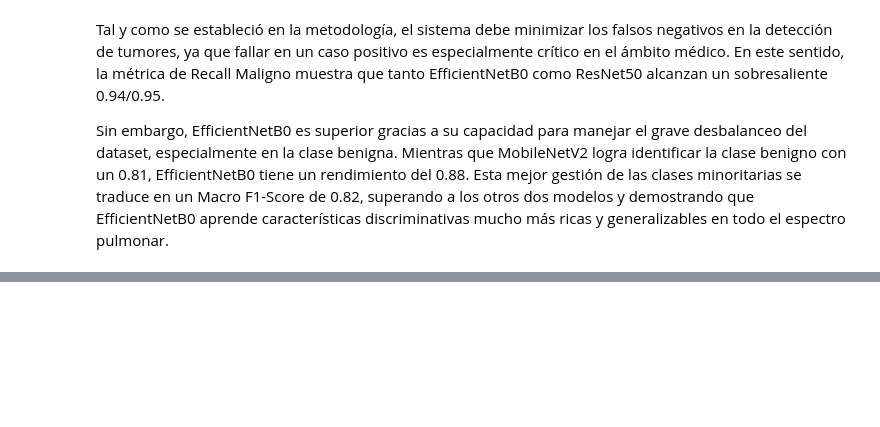
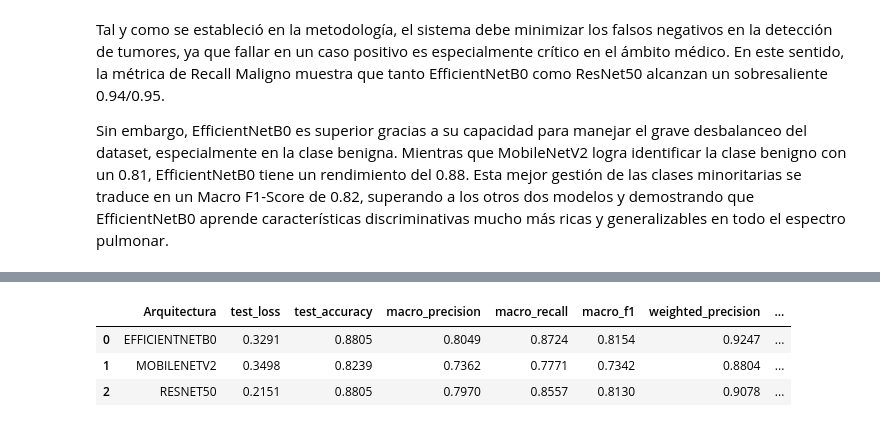
Before and after one commit to blancaxifra/proyecto_redes, a Jupyter notebook: notebooks/06_models_comparison.ipynb, the cells around one changed output, grey strips where cells are left out. Saved outputs shown, nothing was run; the diff lists cells and outputs as text; code cells hidden in the pictures; blank space fills up the shorter version.

```diff
--- a/notebooks/06_models_comparison.ipynb
+++ b/notebooks/06_models_comparison.ipynb
@@ -216,0 +249,29 @@ Esta mejor gestión de las clases minoritarias se traduce en un Macro F1-Score d
+# %%
+all_metrics = []
+
+for model in MODELS:
+    folder_name = f"{model}_outputs"
+    summary_path = os.path.join(BASE_PATH, folder_name, 'metrics', f"{model}_summary_metrics.csv")
+
+    if os.path.exists(summary_path):
+        df = pd.read_csv(summary_path)
+        # Añadimos el nombre del modelo al principio para identificar la fila
+        df.insert(0, 'Arquitectura', model.upper())
+        all_metrics.append(df)
+
+if all_metrics:
+    df_final = pd.concat(all_metrics, ignore_index=True)
+
+    # Limpiamos la columna 'model' original si existía para no duplicar
+    if 'model' in df_final.columns:
+        df_final = df_final.drop(columns=['model'])
+
+    # Damos formato a la tabla para que sea más visual ("más bonito y completo")
+    display(df_final.style.background_gradient(cmap='Blues', subset=pd.IndexSlice[:, df_final.columns[1:]]).format(precision=4))
+else:
+    print("No se encontraron los archivos de resumen de métricas.")
+# %% [output]
+|  | Arquitectura | test_loss | test_accuracy | macro_precision | macro_recall | macro_f1 | weighted_precision | ... |
+| 0 | EFFICIENTNETB0 | 0.3291 | 0.8805 | 0.8049 | 0.8724 | 0.8154 | 0.9247 | ... |
+| 1 | MOBILENETV2 | 0.3498 | 0.8239 | 0.7362 | 0.7771 | 0.7342 | 0.8804 | ... |
+| 2 | RESNET50 | 0.2151 | 0.8805 | 0.7970 | 0.8557 | 0.8130 | 0.9078 | ... |
```
Also changed, not shown: parts of 6 cells of this notebook.
